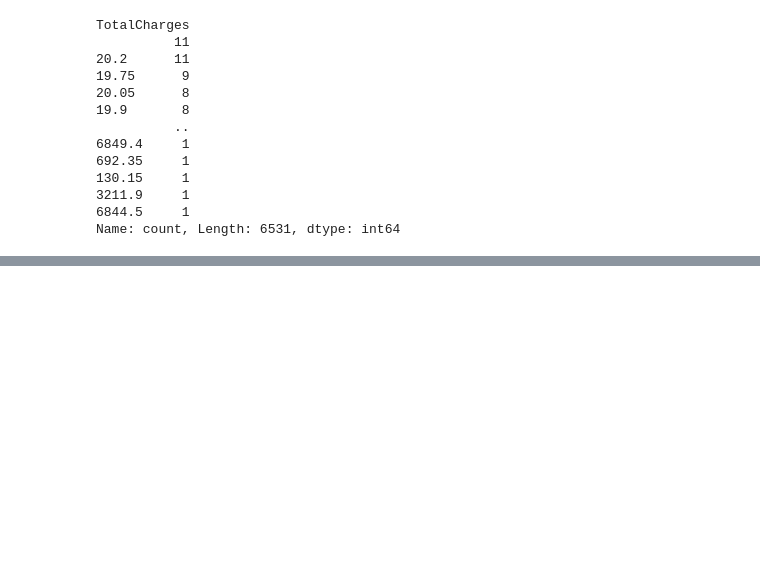
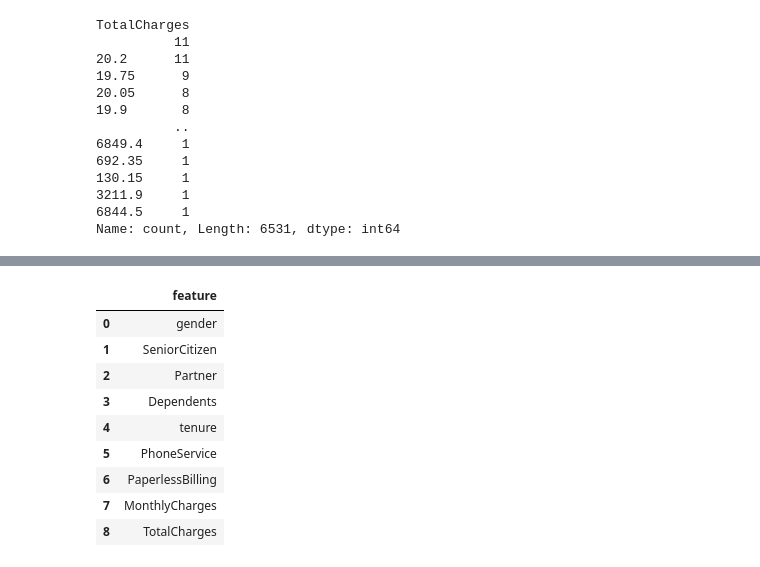
Before and after one commit to shriya7ise/ChurnPrediction, a Jupyter notebook: notebooks/data_processing.ipynb, the cells around one changed output, grey strips where cells are left out. Cells and saved outputs as stored; diff of their text form; code cells hidden in the pictures; blank space fills up the shorter version.

```diff
--- a/notebooks/data_processing.ipynb
+++ b/notebooks/data_processing.ipynb
@@ -241,0 +335,13 @@ Name: count, Length: 6531, dtype: int64
+# %%
+vif_data
+# %% [output]
+|  | feature |
+| 0 | gender |
+| 1 | SeniorCitizen |
+| 2 | Partner |
+| 3 | Dependents |
+| 4 | tenure |
+| 5 | PhoneService |
+| 6 | PaperlessBilling |
+| 7 | MonthlyCharges |
+| 8 | TotalCharges |
```
Also changed, not shown: parts of 20 cells of this notebook.
